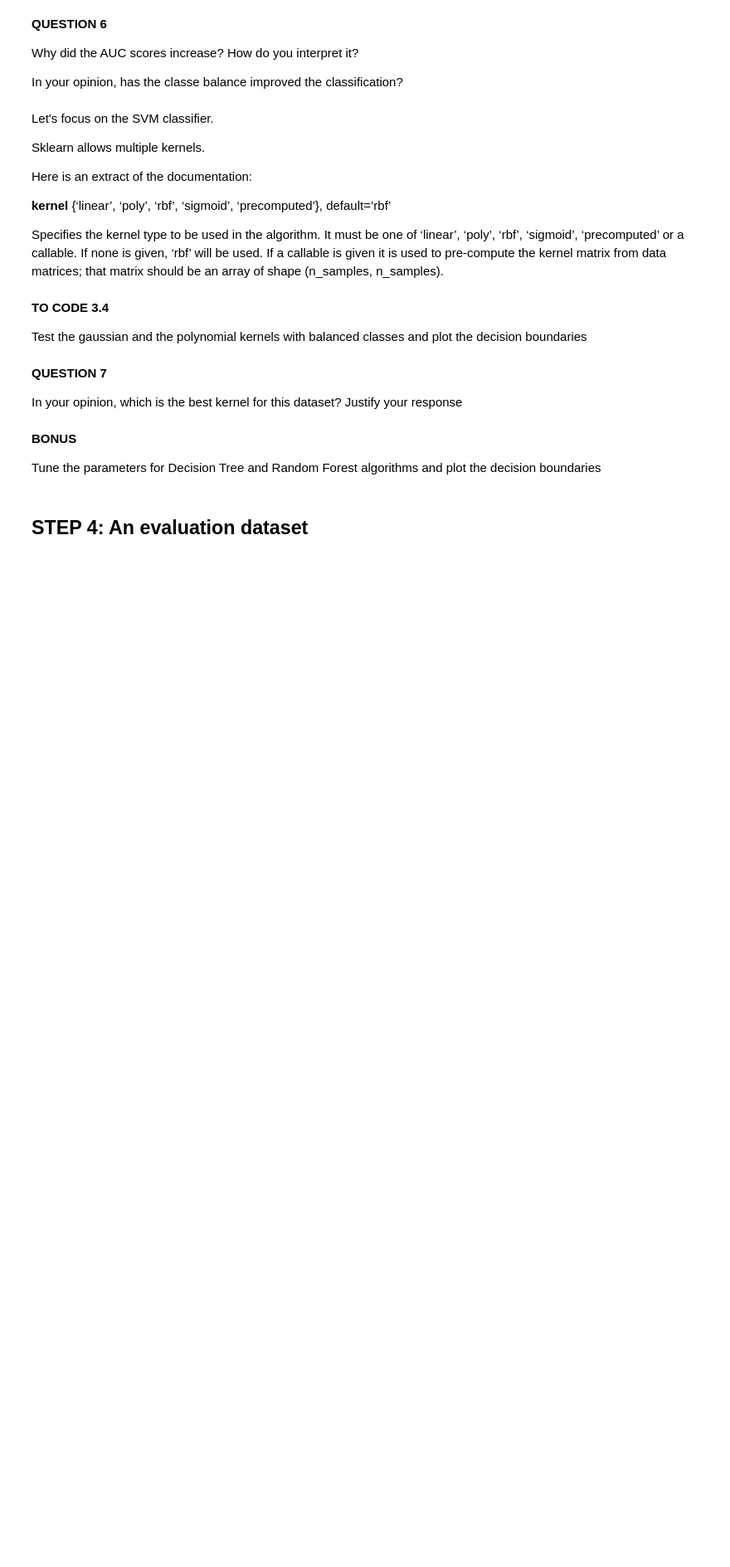
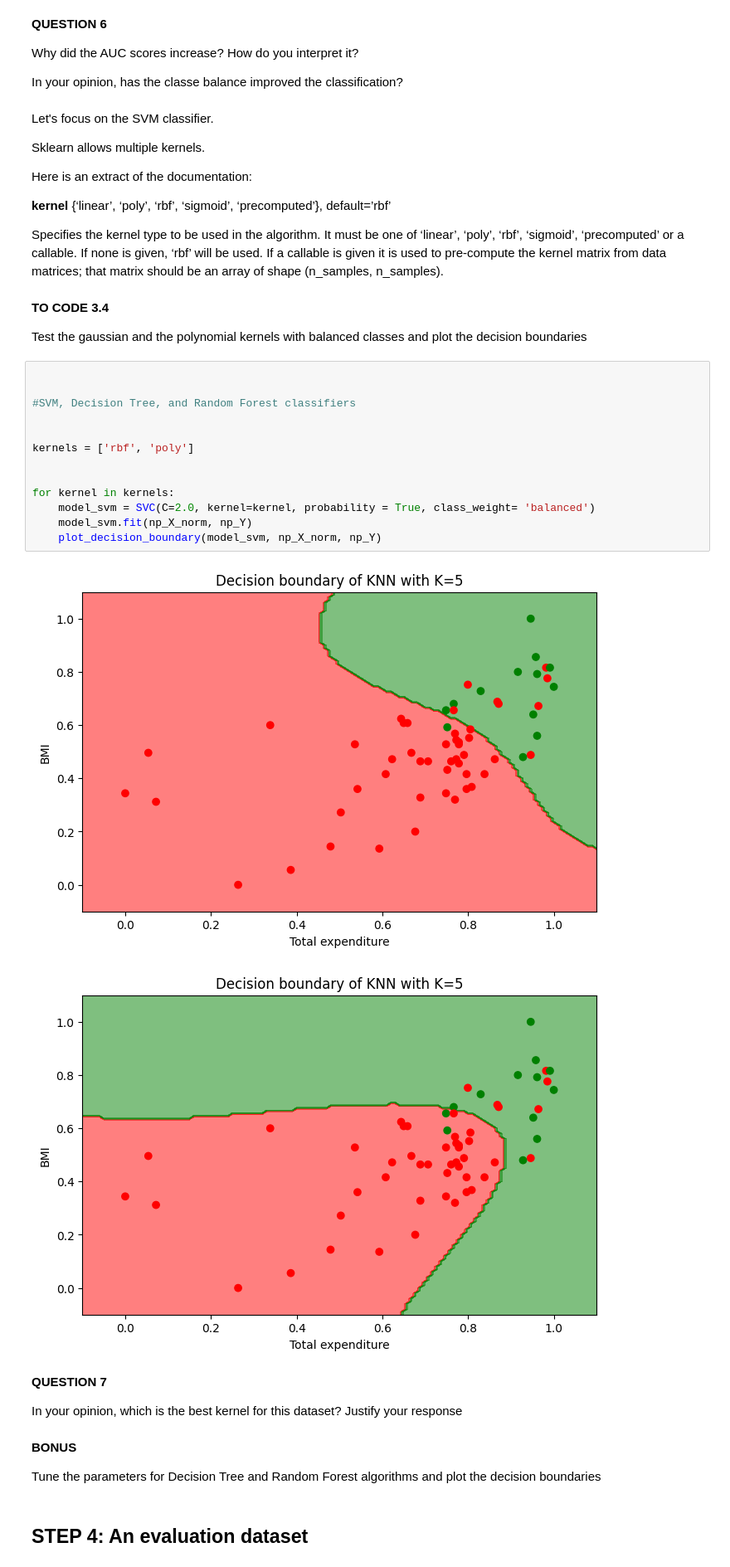
Before and after one commit to MurphLaws/Exp, a Jupyter notebook: Machine Learning/TP2_Classification.ipynb, the cells around one changed output. Shown at 83% size. Cells and saved outputs as stored; diff of their text form; blank space fills up the shorter version.

```diff
--- a/Machine Learning/TP2_Classification.ipynb
+++ b/Machine Learning/TP2_Classification.ipynb
@@ -370,6 +414,22 @@ Specifies the kernel type to be used in the algorithm. It must be one of ‘line
 **TO CODE 3.4**
 
 Test the gaussian and the polynomial kernels with balanced classes and plot the decision boundaries
+# %%
+
+
+#SVM, Decision Tree, and Random Forest classifiers
+
+
+kernels = ['rbf', 'poly']
+
+
+for kernel in kernels:
+    model_svm = SVC(C=2.0, kernel=kernel, probability = True, class_weight= 'balanced')
+    model_svm.fit(np_X_norm, np_Y)
+    plot_decision_boundary(model_svm, np_X_norm, np_Y)
+# %% [output]
+[figure, added]
+[figure, added]
 # %% [markdown]
 **QUESTION 7**
 
```
Also changed, not shown: parts of 7 cells of this notebook.
